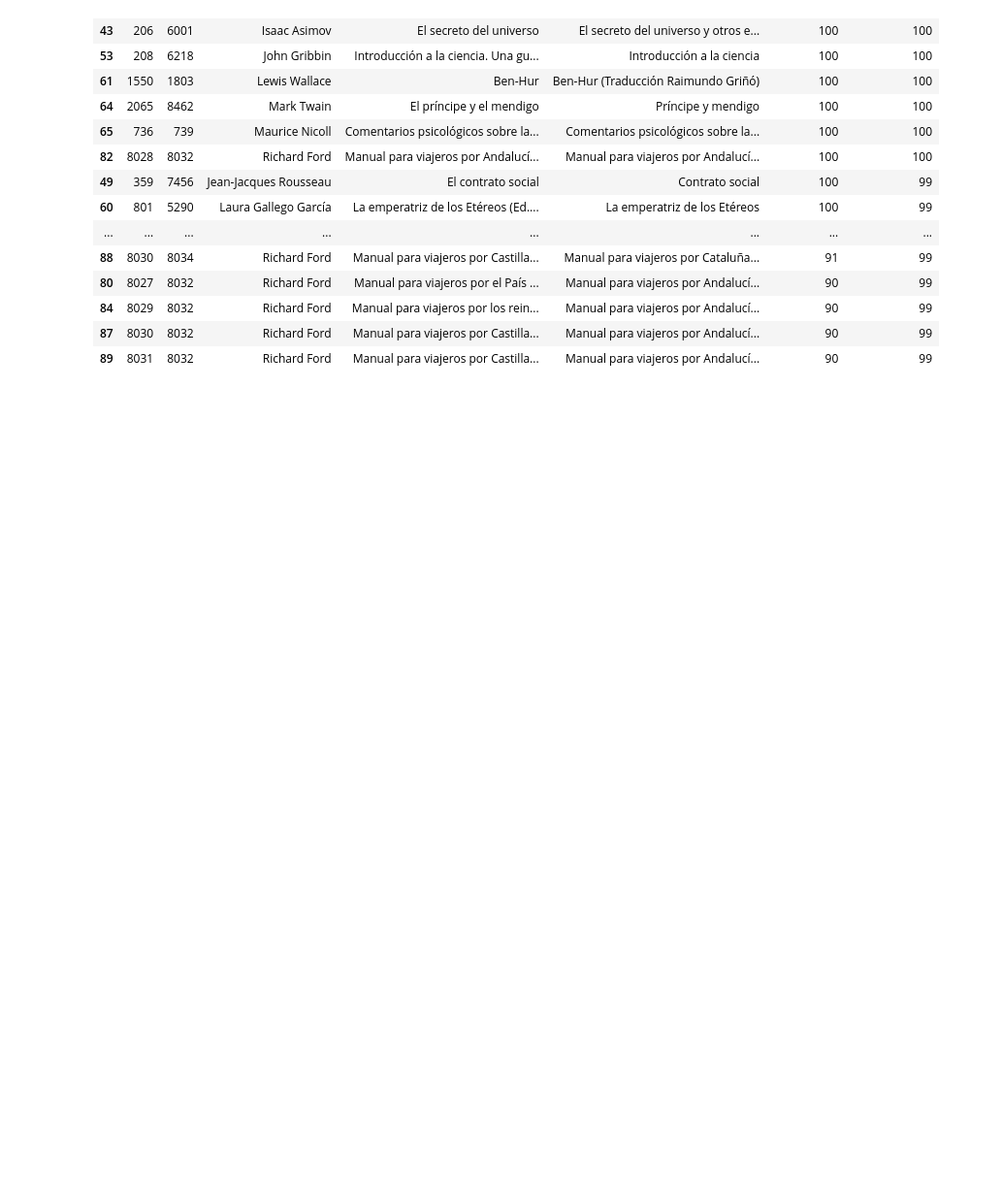
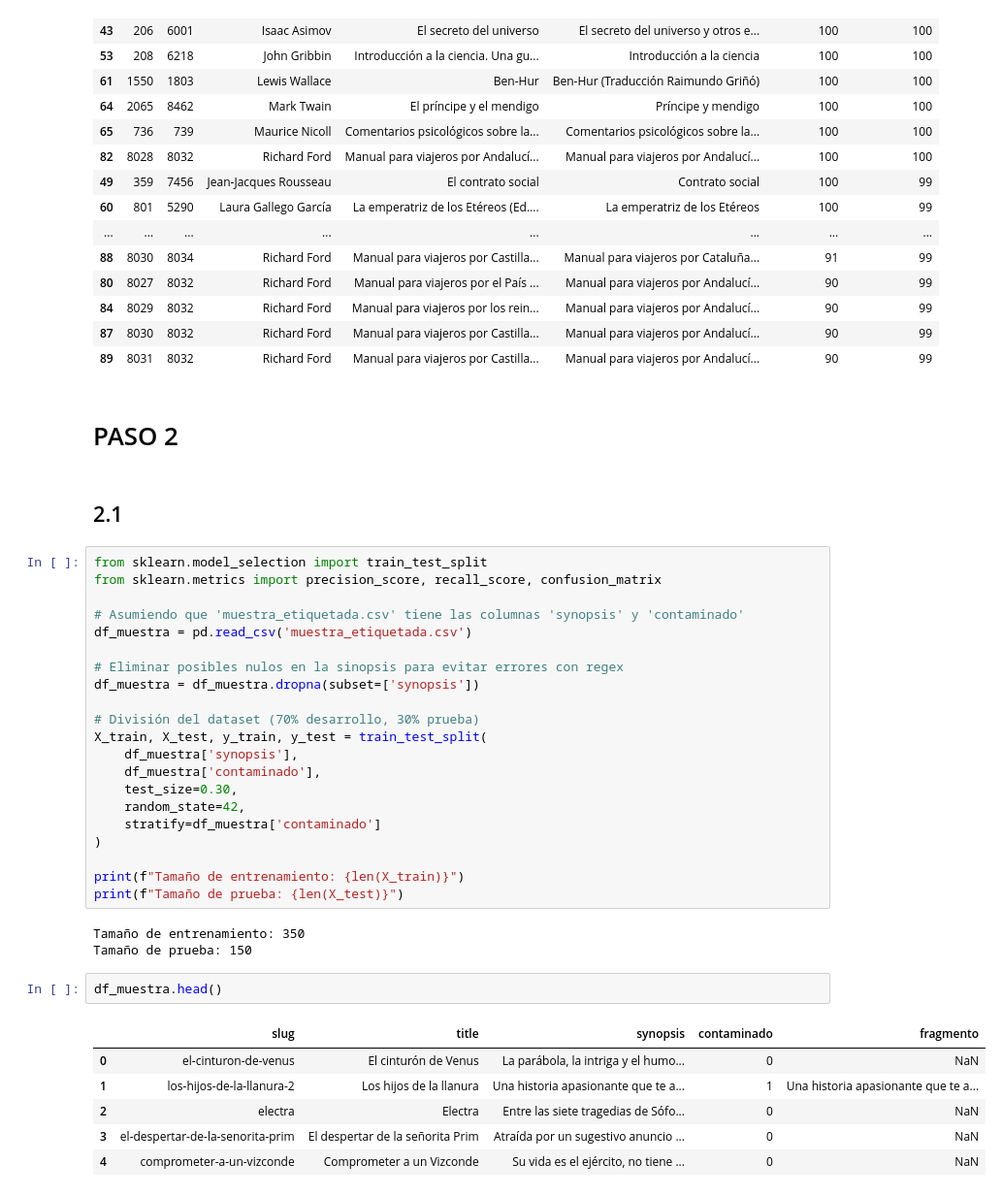
Before and after one commit to manuellazarte/Procesamiento-del-Lenguaje-Natural, a Jupyter notebook: ej3/ej3.ipynb, the cells around one changed output. Shown at 97% size. Saved outputs shown, nothing was run; the diff lists cells and outputs as text; blank space fills up the shorter version.

```diff
--- a/ej3/ej3.ipynb
+++ b/ej3/ej3.ipynb
@@ -274,3 +263,40 @@ display(
 | 84 | 8029 | 8032 | Richard Ford | Manual para viajeros por los rein... | Manual para viajeros por Andalucí... | 90 | 99 |
 | 87 | 8030 | 8032 | Richard Ford | Manual para viajeros por Castilla... | Manual para viajeros por Andalucí... | 90 | 99 |
 | 89 | 8031 | 8032 | Richard Ford | Manual para viajeros por Castilla... | Manual para viajeros por Andalucí... | 90 | 99 |
+# %% [markdown]
+# PASO 2
+# %% [markdown]
+## 2.1
+# %%
+from sklearn.model_selection import train_test_split
+from sklearn.metrics import precision_score, recall_score, confusion_matrix
+
+# Asumiendo que 'muestra_etiquetada.csv' tiene las columnas 'synopsis' y 'contaminado'
+df_muestra = pd.read_csv('muestra_etiquetada.csv')
+
+# Eliminar posibles nulos en la sinopsis para evitar errores con regex
+df_muestra = df_muestra.dropna(subset=['synopsis'])
+
+# División del dataset (70% desarrollo, 30% prueba)
+X_train, X_test, y_train, y_test = train_test_split(
+    df_muestra['synopsis'],
+    df_muestra['contaminado'],
+    test_size=0.30,
+    random_state=42,
+    stratify=df_muestra['contaminado']
+)
+
+print(f"Tamaño de entrenamiento: {len(X_train)}")
+print(f"Tamaño de prueba: {len(X_test)}")
+# %% [output]
+Tamaño de entrenamiento: 350
+Tamaño de prueba: 150
+# %%
+df_muestra.head()
+# %% [output]
+|  | slug | title | synopsis | contaminado | fragmento |
+| 0 | el-cinturon-de-venus | El cinturón de Venus | La parábola, la intriga y el humo... | 0 | NaN |
+| 1 | los-hijos-de-la-llanura-2 | Los hijos de la llanura | Una historia apasionante que te a... | 1 | Una historia apasionante que te a... |
+| 2 | electra | Electra | Entre las siete tragedias de Sófo... | 0 | NaN |
+| 3 | el-despertar-de-la-senorita-prim | El despertar de la señorita Prim | Atraída por un sugestivo anuncio ... | 0 | NaN |
+| 4 | comprometer-a-un-vizconde | Comprometer a un Vizconde | Su vida es el ejército, no tiene ... | 0 | NaN |
```
Also changed, not shown: parts of 9 cells of this notebook.
